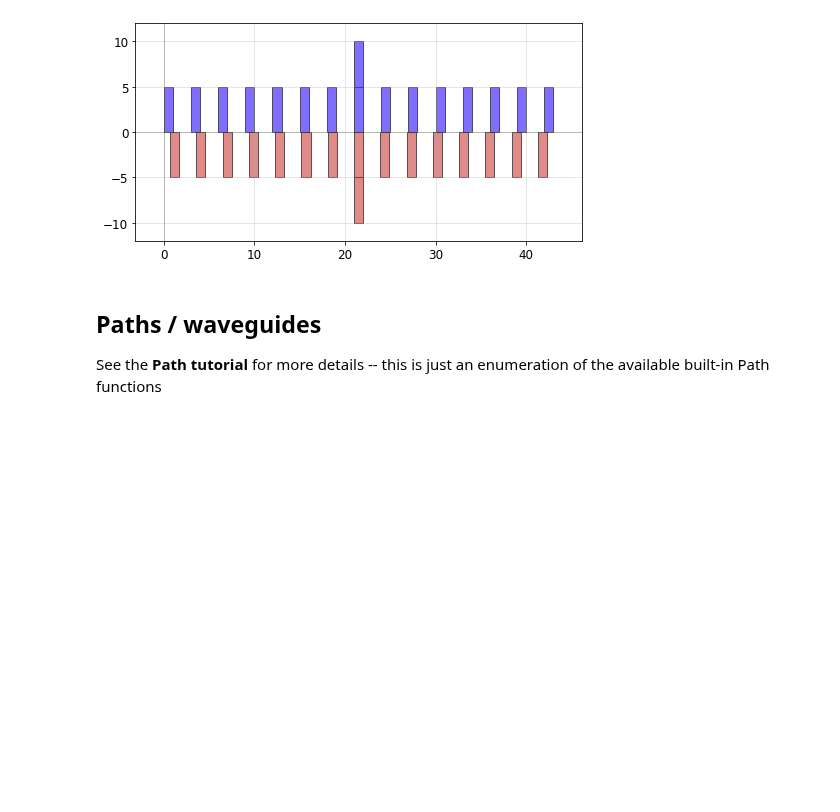
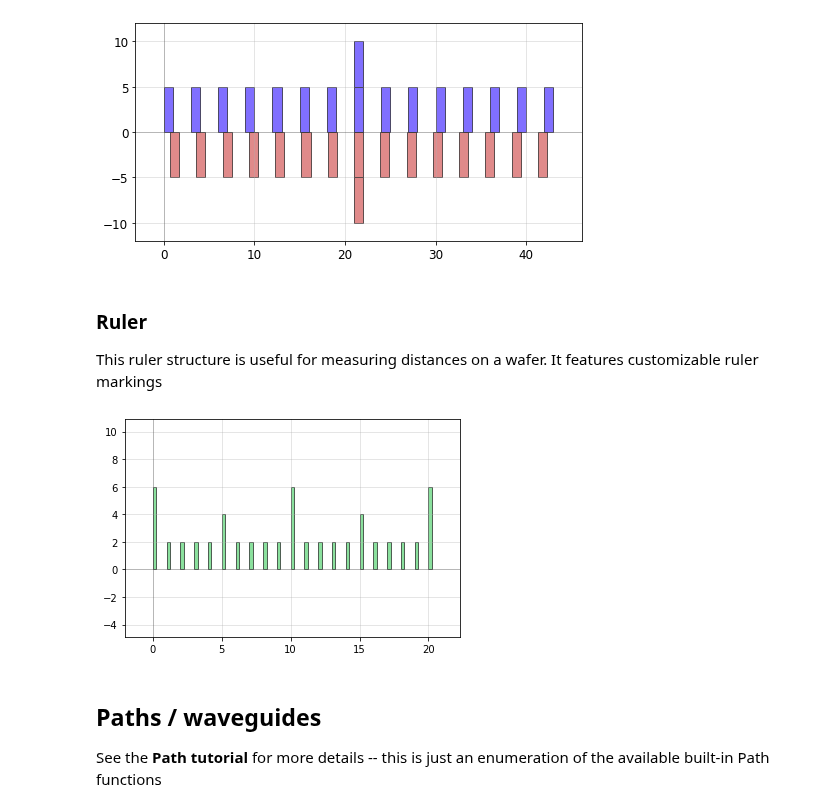
Before and after one commit to amccaugh/phidl, a Jupyter notebook: docs/geometry_reference.ipynb, the cells around one changed output. Cells and saved outputs as stored; diff of their text form; code cells hidden in the pictures; blank space fills up the shorter version.

Commit message:
Add pg.litho_ruler()

```diff
--- a/docs/geometry_reference.ipynb
+++ b/docs/geometry_reference.ipynb
@@ -634,6 +634,26 @@ D = pg.litho_calipers(
 qp(D) # quickplot the geometry
 # %% [output]
 [figure]
+# %% [markdown]
+### Ruler
+
+This ruler structure is useful for measuring distances on a wafer. It features customizable ruler markings
+# %%
+import phidl.geometry as pg
+from phidl import quickplot as qp
+
+D = pg.litho_ruler(
+    height = 2 ,
+    width = 0.25,
+    spacing = 1,
+    scale = [3,1,1,1,1,2,1,1,1,1],
+    num_marks = 21,
+    layer = 0,
+    )
+
+qp(D)
+# %% [output]
+[figure, added]
 # %% [markdown]
 ## Paths / waveguides
 
```
Also changed, not shown: 2 other files.
